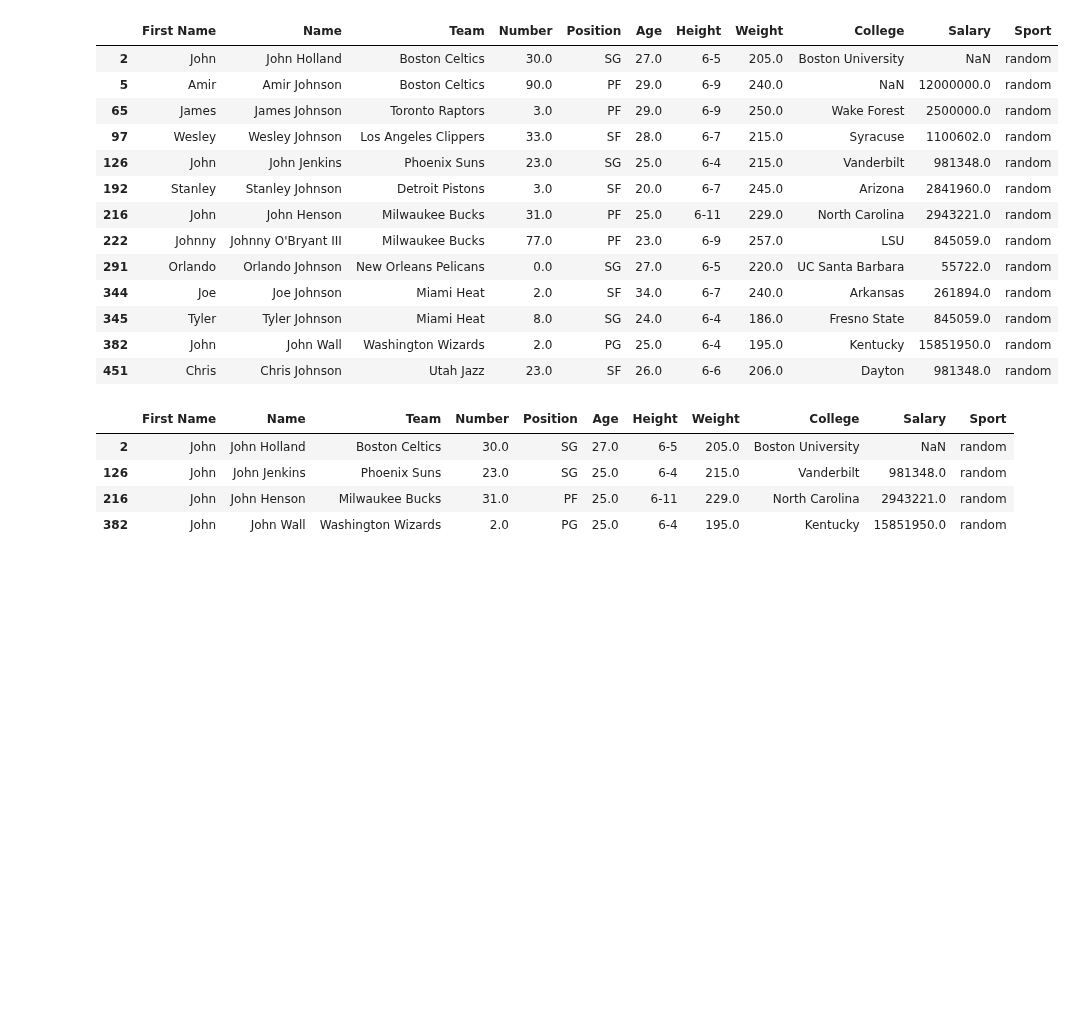
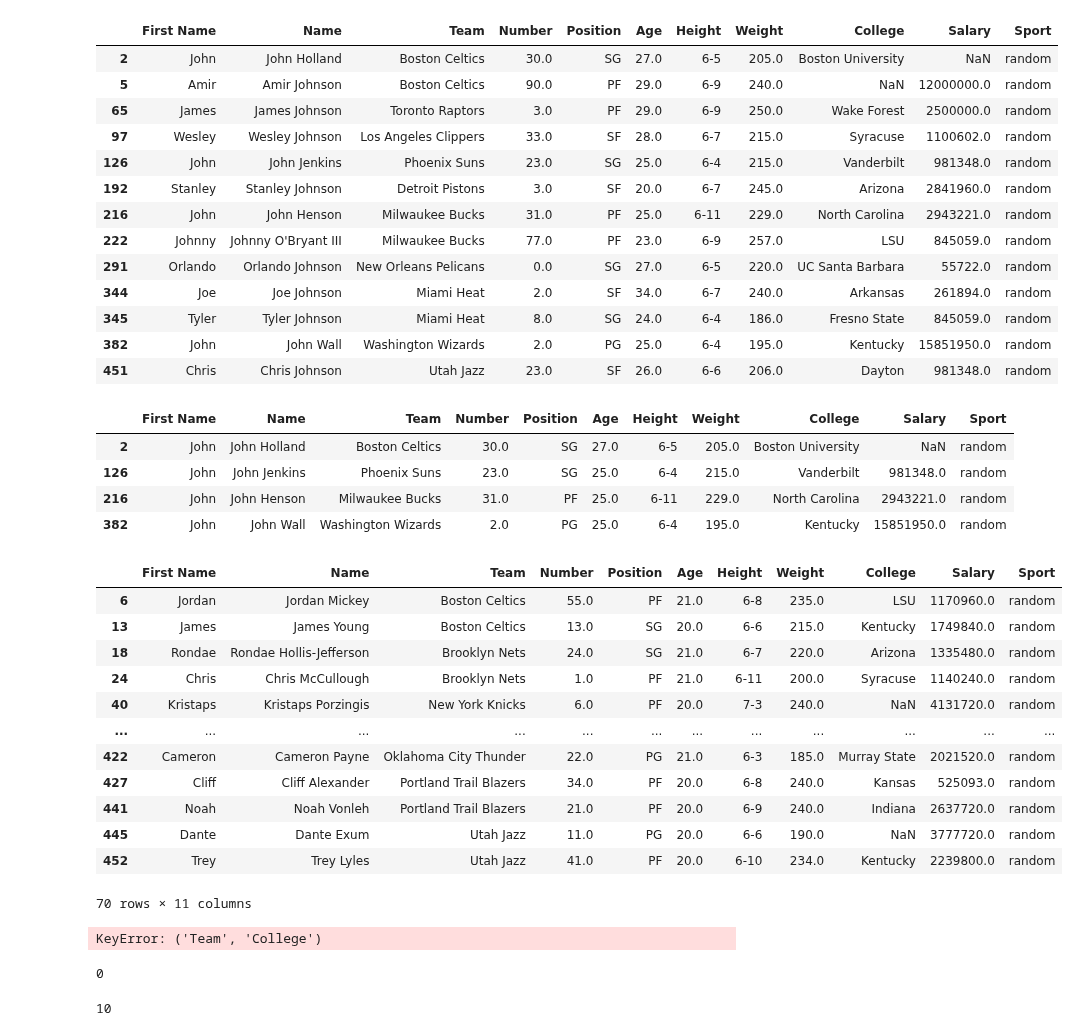
Before and after one commit to arashniroomand/MachineLearning, a Jupyter notebook: Practical_MasterClass/Pandas.ipynb, the cells around one changed output. Drawn from its saved outputs; the diff is of its cells as text; code cells hidden in the pictures; blank space fills up the shorter version.

```diff
--- a/Practical_MasterClass/Pandas.ipynb
+++ b/Practical_MasterClass/Pandas.ipynb
@@ -223,3 +223,27 @@ df[(df['Age'] > 20) & (df['Name'].str.split().str[0] == 'John')]
 | 126 | John | John Jenkins | Phoenix Suns | 23.0 | SG | 25.0 | 6-4 | 215.0 | Vanderbilt | 981348.0 | random |
 | 216 | John | John Henson | Milwaukee Bucks | 31.0 | PF | 25.0 | 6-11 | 229.0 | North Carolina | 2943221.0 | random |
 | 382 | John | John Wall | Washington Wizards | 2.0 | PG | 25.0 | 6-4 | 195.0 | Kentucky | 15851950.0 | random |
+# %%
+df[df['Age'].between(20,21, inclusive='both') | df['Age'].between(35,40)]
+# %% [output]
+|  | First Name | Name | Team | Number | Position | Age | Height | Weight | College | Salary | Sport |
+| 6 | Jordan | Jordan Mickey | Boston Celtics | 55.0 | PF | 21.0 | 6-8 | 235.0 | LSU | 1170960.0 | random |
+| 13 | James | James Young | Boston Celtics | 13.0 | SG | 20.0 | 6-6 | 215.0 | Kentucky | 1749840.0 | random |
+| 18 | Rondae | Rondae Hollis-Jefferson | Brooklyn Nets | 24.0 | SG | 21.0 | 6-7 | 220.0 | Arizona | 1335480.0 | random |
+| 24 | Chris | Chris McCullough | Brooklyn Nets | 1.0 | PF | 21.0 | 6-11 | 200.0 | Syracuse | 1140240.0 | random |
+| 40 | Kristaps | Kristaps Porzingis | New York Knicks | 6.0 | PF | 20.0 | 7-3 | 240.0 | NaN | 4131720.0 | random |
+| ... | ... | ... | ... | ... | ... | ... | ... | ... | ... | ... | ... |
+| 422 | Cameron | Cameron Payne | Oklahoma City Thunder | 22.0 | PG | 21.0 | 6-3 | 185.0 | Murray State | 2021520.0 | random |
+| 427 | Cliff | Cliff Alexander | Portland Trail Blazers | 34.0 | PF | 20.0 | 6-8 | 240.0 | Kansas | 525093.0 | random |
+| 441 | Noah | Noah Vonleh | Portland Trail Blazers | 21.0 | PF | 20.0 | 6-9 | 240.0 | Indiana | 2637720.0 | random |
+| 445 | Dante | Dante Exum | Utah Jazz | 11.0 | PG | 20.0 | 6-6 | 190.0 | NaN | 3777720.0 | random |
+| 452 | Trey | Trey Lyles | Utah Jazz | 41.0 | PF | 20.0 | 6-10 | 234.0 | Kentucky | 2239800.0 | random |
+70 rows × 11 columns
+# %%
+df[~df['Team','College'].duplicated()]
+# %% [output]
+KeyError: ('Team', 'College')
+# %%
+df.duplicated().sum()
+# %% [output]
+0
@@ -225,0 +254,4 @@ df[(df['Age'] > 20) & (df['Name'].str.split().str[0] == 'John')]
+# %%
+df_new.duplicated().sum()
+# %% [output]
+10
```
Also changed, not shown: parts of 4 cells of this notebook.
